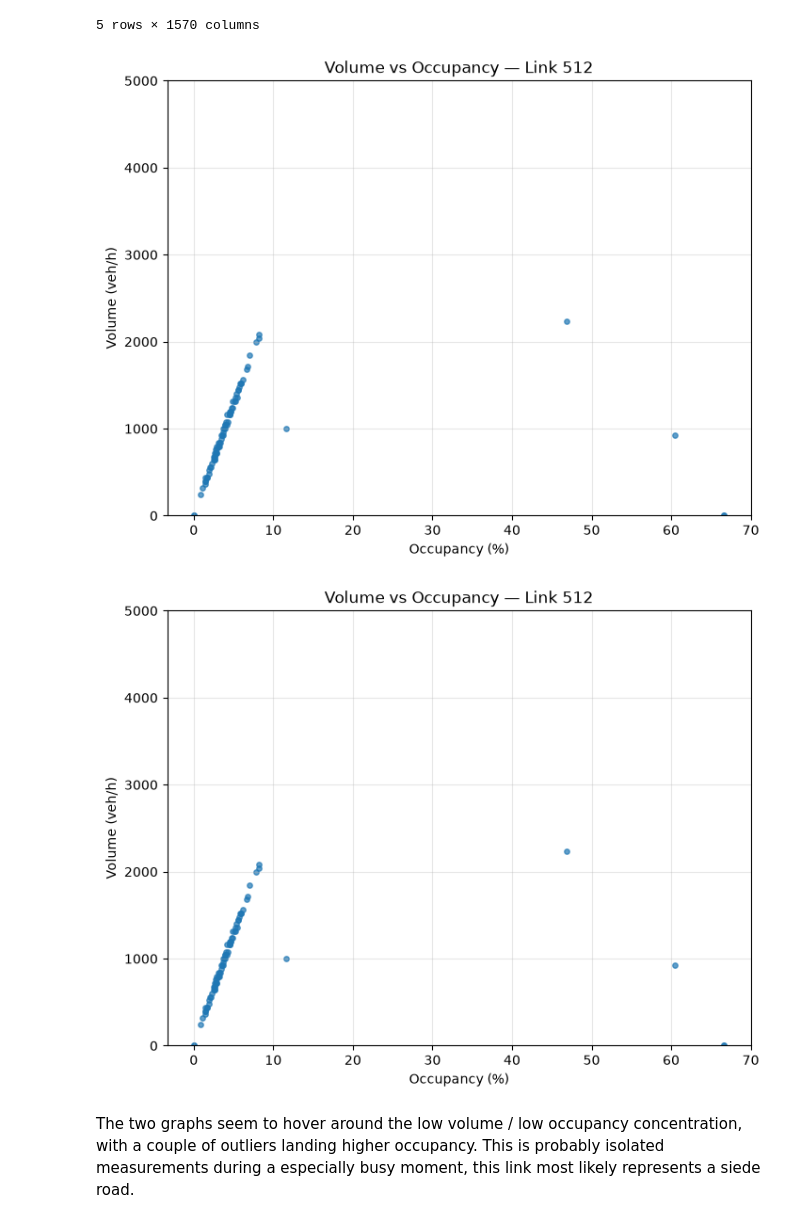
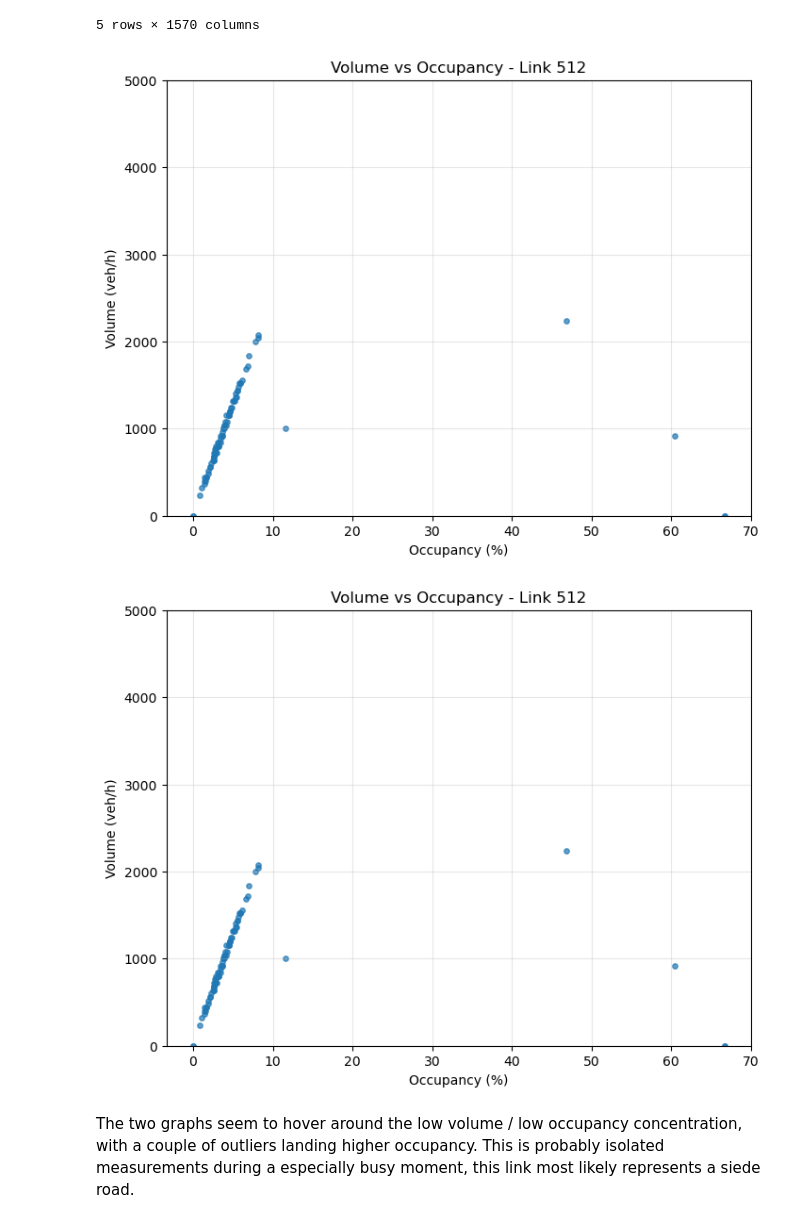
Before and after one commit to margauxfstn/Lab-1-Traffic, a Jupyter notebook: lab1Lorenzo.ipynb, the cells around one changed output. Cells and saved outputs as stored; diff of their text form; code cells hidden in the pictures.

```diff
--- a/lab1Lorenzo.ipynb
+++ b/lab1Lorenzo.ipynb
@@ -63,18 +67,18 @@ df_occupancy.head()
 # %%
 link_id = "512"
 
 occupancy_data = df_occupancy[link_id]
 volume_data = veh_per_hour[link_id]
 
 fig, ax = plt.subplots(figsize=(8, 6))
 ax.set_ylim(0, 5000)
 ax.scatter(occupancy_data, volume_data, s=15, alpha=0.7)
 ax.set_xlabel("Occupancy (%)")
 ax.set_ylabel("Volume (veh/h)")
-ax.set_title(f"Volume vs Occupancy — Link {link_id}")
+ax.set_title(f"Volume vs Occupancy - Link {link_id}")
 ax.grid(True, alpha=0.3)
 # %% [output]
-[figure, old version]
+[figure, new version]
 # %%
 link_id = "512"
 
@@ -86,10 +90,10 @@ ax.scatter(occupancy_data, volume_data, s=15, alpha=0.7)
 ax.set_ylim(0, 5000)
 ax.set_xlabel("Occupancy (%)")
 ax.set_ylabel("Volume (veh/h)")
-ax.set_title(f"Volume vs Occupancy — Link {link_id}")
+ax.set_title(f"Volume vs Occupancy - Link {link_id}")
 ax.grid(True, alpha=0.3)
 # %% [output]
-[figure, old version]
+[figure, new version]
 # %% [markdown]
 The two graphs seem to hover around the low volume / low occupancy concentration, with a couple of outliers landing higher occupancy. This is probably isolated measurements during a especially busy moment, this link most likely represents a siede road.
 # %%
```
Also changed, not shown: parts of 26 cells of this notebook.
